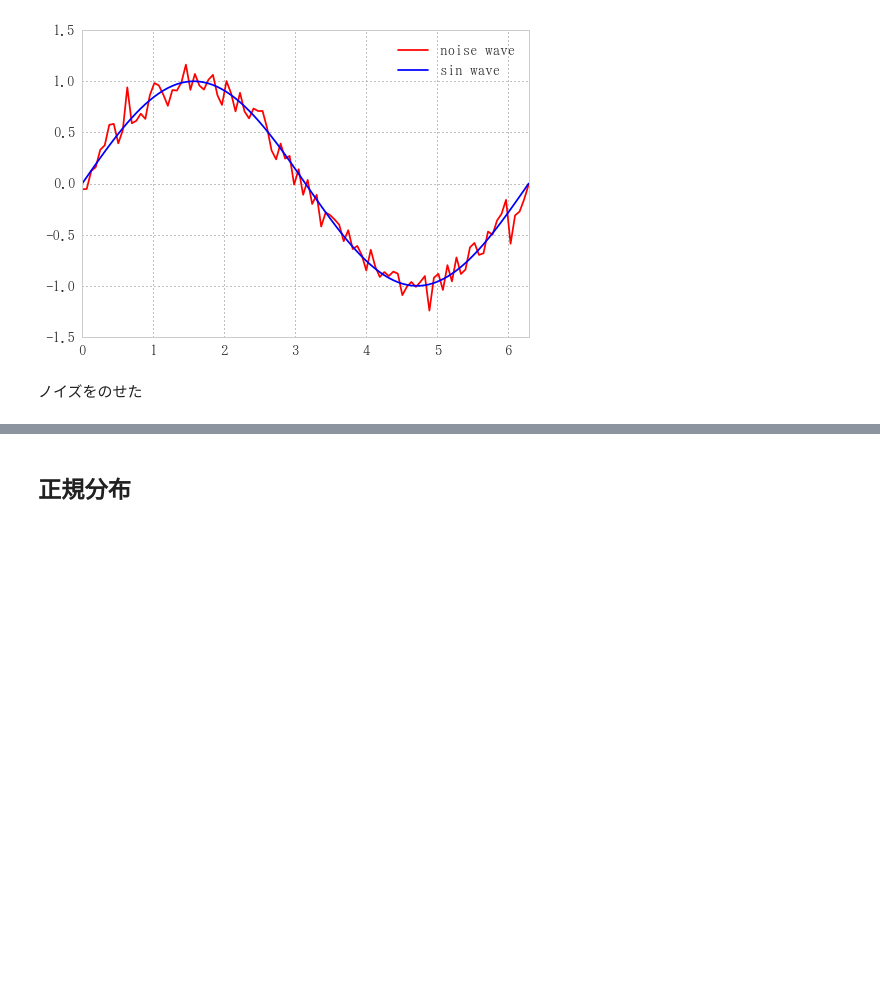
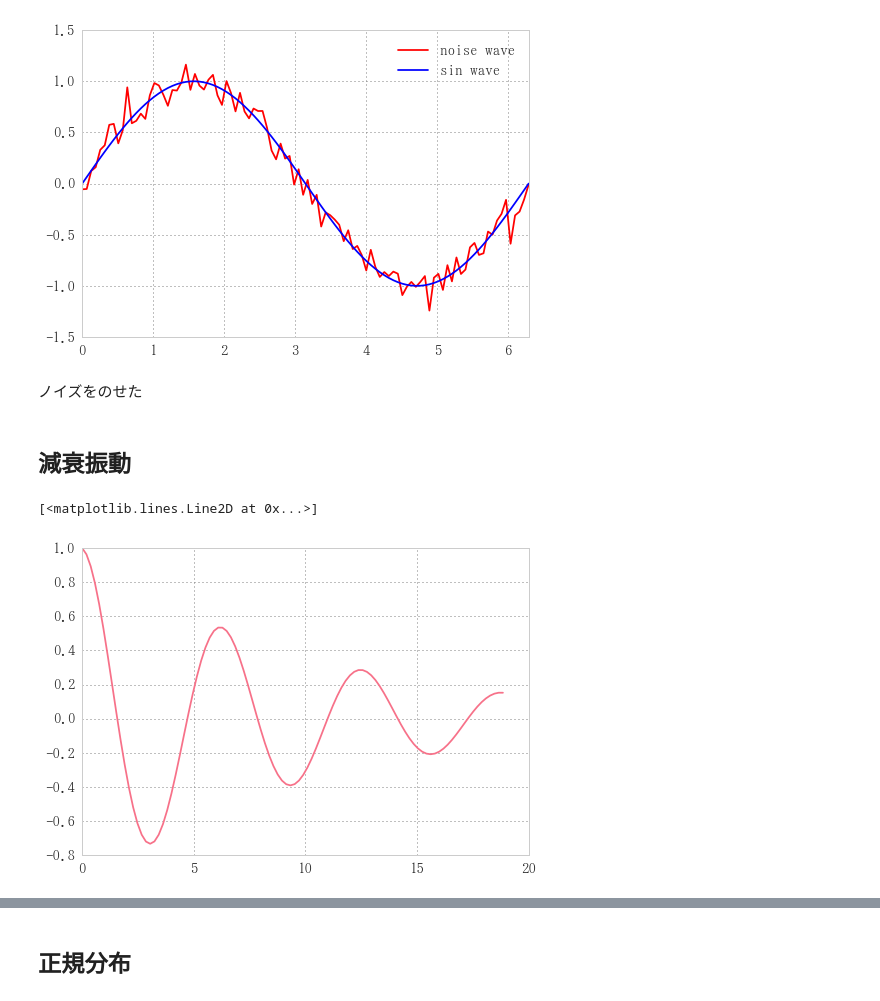
Before and after one commit to u1and0/MakeSampleData, a Jupyter notebook: README.ipynb, the cells around one changed output, grey strips where cells are left out. Saved outputs shown, nothing was run; the diff lists cells and outputs as text; code cells hidden in the pictures; blank space fills up the shorter version.

```diff
--- a/README.ipynb
+++ b/README.ipynb
@@ -80,3 +79,14 @@ sdf.plot(color=('r', 'b'))
 [figure]
 # %% [markdown]
 ノイズをのせた
+# %% [markdown]
+## 減衰振動
+# %%
+n=100
+x = np.linspace(0, 6*np.pi, n)
+# %%
+dos = np.exp(-0.1*x) * np.cos(x)
+plt.plot(x, dos)
+# %% [output]
+[<matplotlib.lines.Line2D at 0x...>]
+[figure, added]
```
Also changed, not shown: parts of 13 cells of this notebook, 23 other files.
